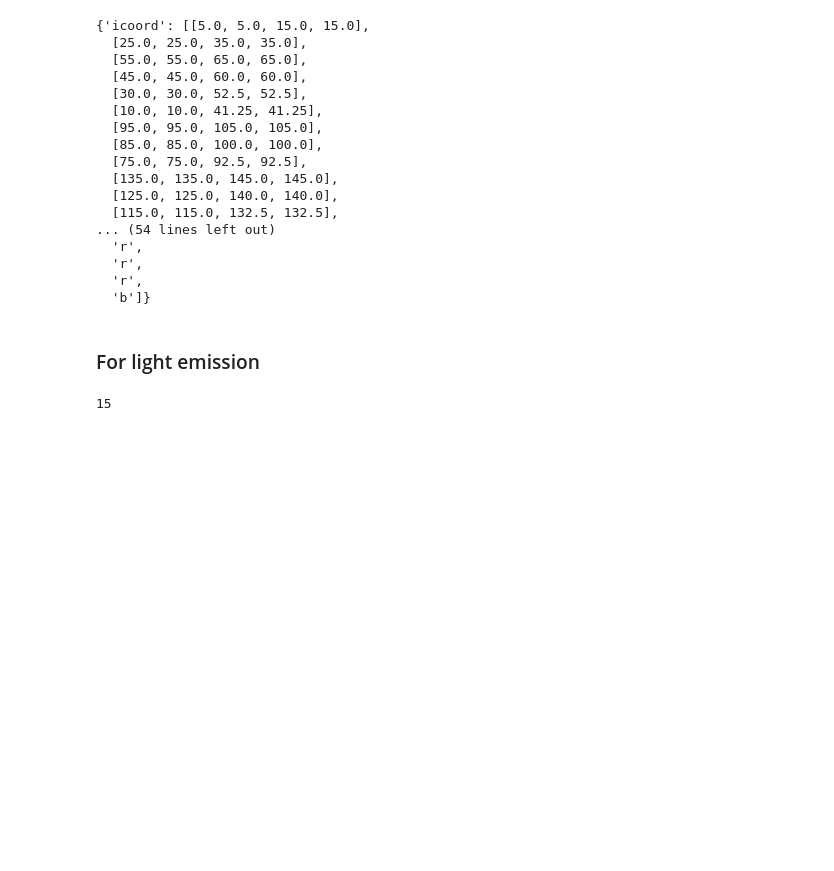
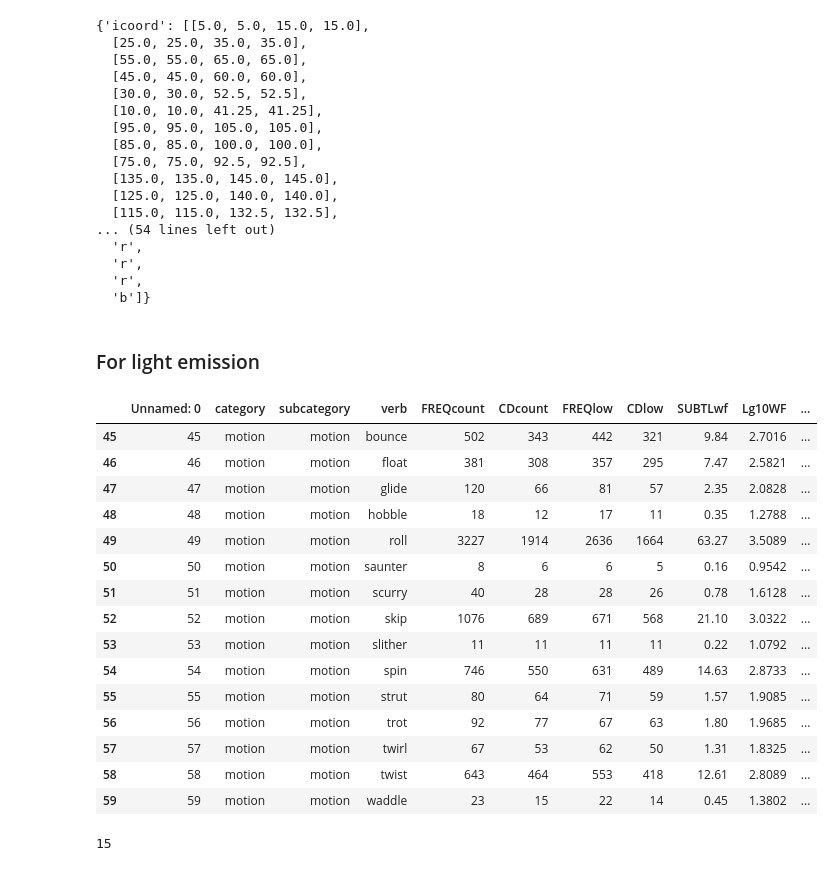
Before and after one commit to seantrott/abstract_concrete, a Jupyter notebook: exploring_embeddings_by_modality.ipynb, the cells around one changed output. Cells and saved outputs as stored; diff of their text form; code cells hidden in the pictures; blank space fills up the shorter version.

```diff
--- a/exploring_embeddings_by_modality.ipynb
+++ b/exploring_embeddings_by_modality.ipynb
@@ -72,6 +72,8 @@ df_verbs.head(5)
 | 4 | emission | light | flicker | 35 | 34 | 32 | 32 | 0.69 | 1.5563 | 0.41 | ... |
 # %% [markdown]
 ## Plot
+# %%
+df_verbs = pd.read_csv("data/processed/verbs_with_embeddings.csv")
 # %%
 import seaborn as sns
 import matplotlib.pyplot as plt
@@ -134,6 +154,25 @@ dendrogram(linked,
   'b']}
 # %% [markdown]
 ### For light emission
+# %%
+df_verbs[df_verbs['subcategory']=="motion"]
+# %% [output]
+|  | Unnamed: 0 | category | subcategory | verb | FREQcount | CDcount | FREQlow | CDlow | SUBTLwf | Lg10WF | ... |
+| 45 | 45 | motion | motion | bounce | 502 | 343 | 442 | 321 | 9.84 | 2.7016 | ... |
+| 46 | 46 | motion | motion | float | 381 | 308 | 357 | 295 | 7.47 | 2.5821 | ... |
+| 47 | 47 | motion | motion | glide | 120 | 66 | 81 | 57 | 2.35 | 2.0828 | ... |
+| 48 | 48 | motion | motion | hobble | 18 | 12 | 17 | 11 | 0.35 | 1.2788 | ... |
+| 49 | 49 | motion | motion | roll | 3227 | 1914 | 2636 | 1664 | 63.27 | 3.5089 | ... |
+| 50 | 50 | motion | motion | saunter | 8 | 6 | 6 | 5 | 0.16 | 0.9542 | ... |
+| 51 | 51 | motion | motion | scurry | 40 | 28 | 28 | 26 | 0.78 | 1.6128 | ... |
+| 52 | 52 | motion | motion | skip | 1076 | 689 | 671 | 568 | 21.10 | 3.0322 | ... |
+| 53 | 53 | motion | motion | slither | 11 | 11 | 11 | 11 | 0.22 | 1.0792 | ... |
+| 54 | 54 | motion | motion | spin | 746 | 550 | 631 | 489 | 14.63 | 2.8733 | ... |
+| 55 | 55 | motion | motion | strut | 80 | 64 | 71 | 59 | 1.57 | 1.9085 | ... |
+| 56 | 56 | motion | motion | trot | 92 | 77 | 67 | 63 | 1.80 | 1.9685 | ... |
+| 57 | 57 | motion | motion | twirl | 67 | 53 | 62 | 50 | 1.31 | 1.8325 | ... |
+| 58 | 58 | motion | motion | twist | 643 | 464 | 553 | 418 | 12.61 | 2.8089 | ... |
+| 59 | 59 | motion | motion | waddle | 23 | 15 | 22 | 14 | 0.45 | 1.3802 | ... |
 # %%
 df_light = df_verbs[df_verbs['subcategory']=="light"]
 len(df_sighted)
```
Also changed, not shown: parts of 3 cells of this notebook, 2 other files.
